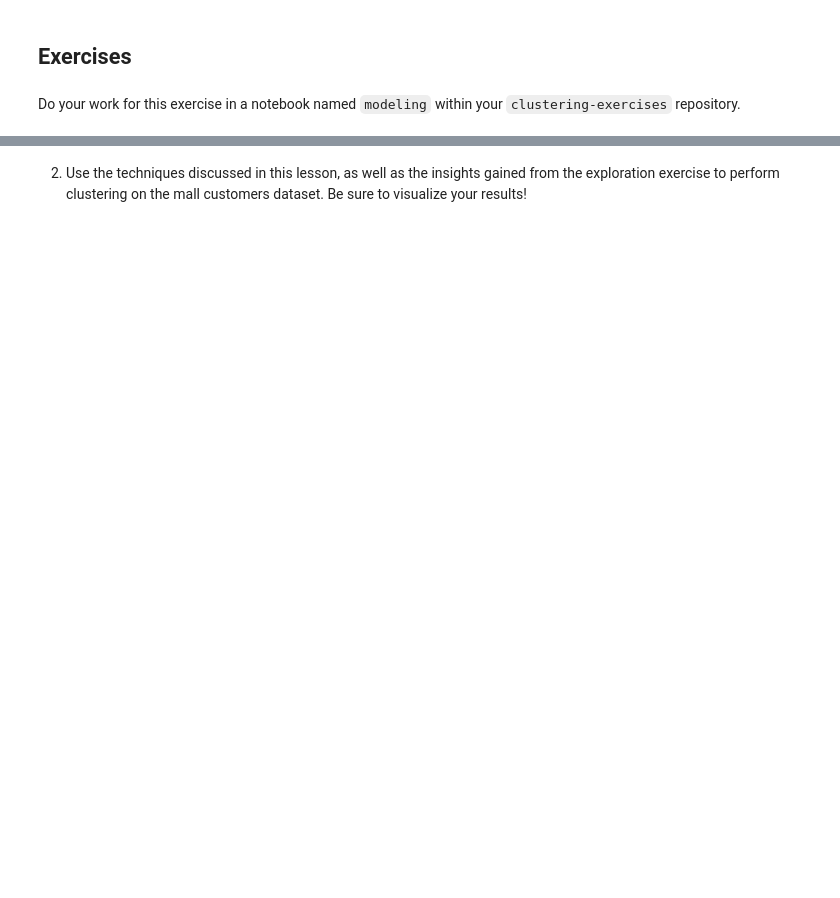
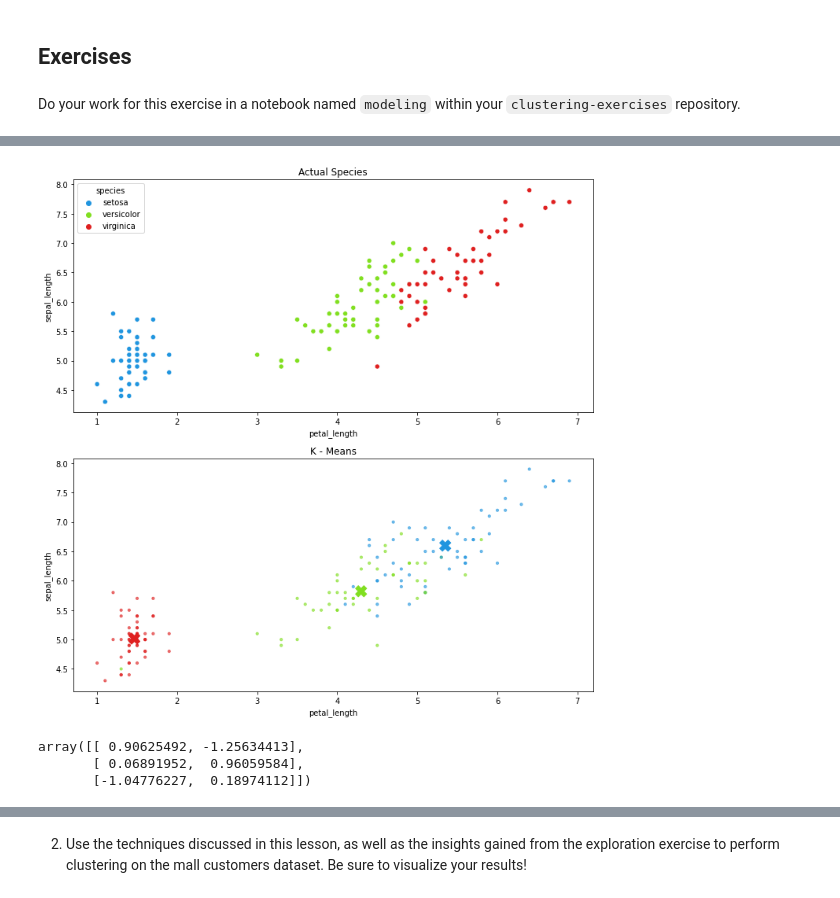
Before and after one commit to Jared-Godar/clustering-exercises, a Jupyter notebook: modeling.ipynb, the cells around one changed output, grey strips where cells are left out. Saved outputs shown, nothing was run; the diff lists cells and outputs as text; code cells hidden in the pictures; blank space fills up the shorter version.

Commit message:
Update cluster model exercises

```diff
--- a/modeling.ipynb
+++ b/modeling.ipynb
@@ -18,0 +81,7 @@ Using this lesson as a guide, perform clustering on the iris dataset.
+# %%
+# Scale the X
+
+from sklearn.preprocessing import StandardScaler
+
+scaler = StandardScaler().fit(X)
+X_scaled = pd.DataFrame(scaler.transform(X), columns= X.columns).set_index([X.index.values])
@@ -18,0 +99,11 @@ Using this lesson as a guide, perform clustering on the iris dataset.
+# %%
+# sklearn implementation of KMeans
+
+#define the thing
+kmeans = KMeans(n_clusters=3, random_state = 123, verbose=1)
+
+# fit the thing
+kmeans.fit(X_scaled)
+
+# Use (predict using) the thing
+kmeans.predict(X_scaled)
@@ -18,0 +135,6 @@ Using this lesson as a guide, perform clustering on the iris dataset.
+# %%
+# make a new column names cluster in iris and X_scaled dataframe
+
+iris['cluster'] = kmeans.predict(X_scaled)
+
+X_scaled['cluster'] = kmeans.predict(X_scaled)
@@ -18,0 +159,13 @@ Using this lesson as a guide, perform clustering on the iris dataset.
+# %%
+# Visualize the scatter plot for Actual vs predicted (K-Means)
+viz_kmeans.viz_iris(iris, kmeans)
+# %% [output]
+[figure, added]
+# %%
+# Cluster Centers aka centroids. The output is scaled!!
+
+kmeans.cluster_centers_
+# %% [output]
+array([[ 0.90625492, -1.25634413],
+       [ 0.06891952,  0.96059584],
+       [-1.04776227,  0.18974112]])
```
Also changed, not shown: parts of 53 cells of this notebook.
